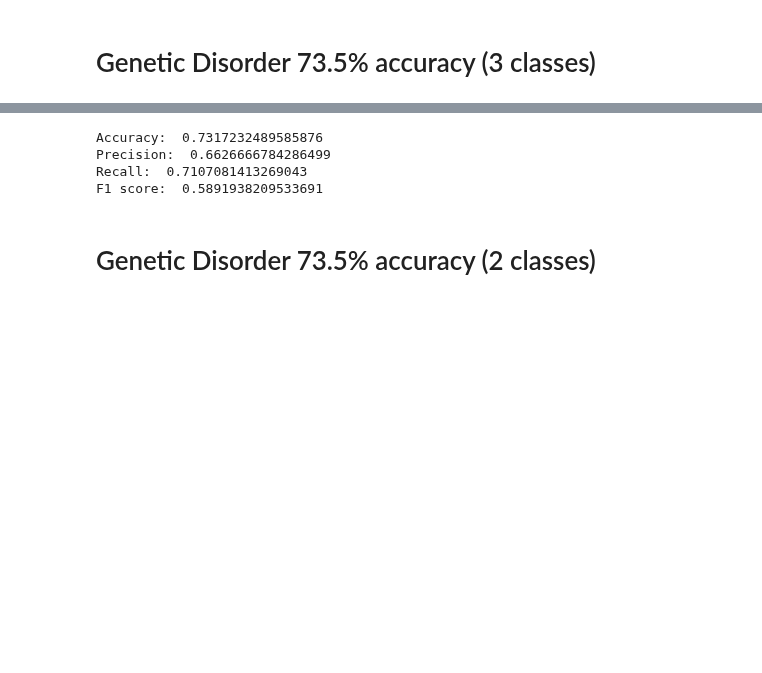
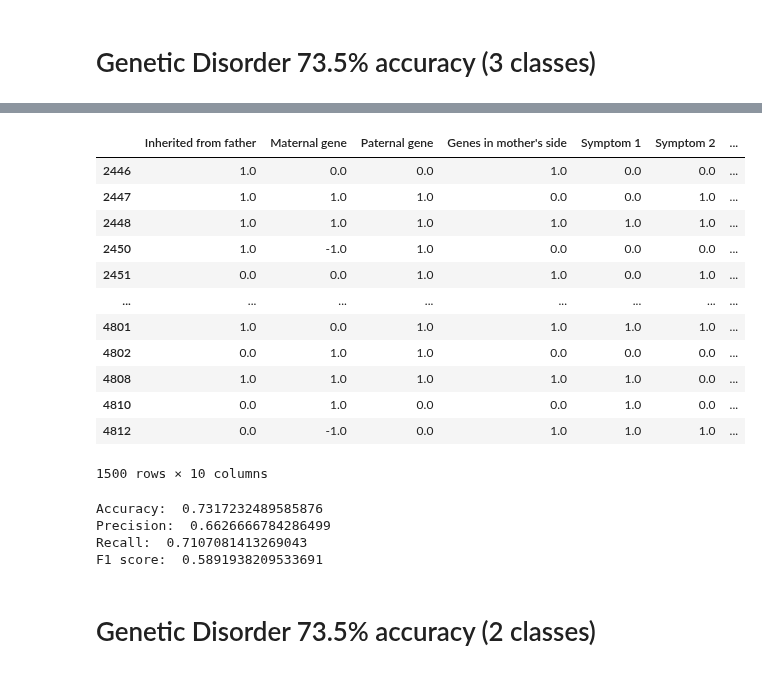
Before and after one commit to salmaloukili/ML, a Jupyter notebook: neural.ipynb, the cells around one changed output, grey strips where cells are left out. Drawn from its saved outputs; the diff is of its cells as text; code cells hidden in the pictures; blank space fills up the shorter version.

```diff
--- a/neural.ipynb
+++ b/neural.ipynb
@@ -74,7 +85,7 @@ dataset["Genes in mother's side"] = dataset["Genes in mother's side"].replace({'
 dataset['Inherited from father'] = dataset['Inherited from father'].replace({'No': 0.0, 'Yes': 1.0})
 dataset['Maternal gene'] = dataset['Maternal gene'].replace({'No': 0.0, 'Yes': 1.0})
 dataset["Paternal gene"] = dataset["Paternal gene"].replace({'Yes': 1.0, 'No': 0.0})
-dataset["Any genetic disorders in family?"] = dataset.loc[:, ['Genes in mother\'s side', 'Inherited from father', 'Maternal gene', 'Paternal gene']].count(axis=1)
+# dataset["Any genetic disorders in family?"] = dataset.loc[:, ['Genes in mother\'s side', 'Inherited from father', 'Maternal gene', 'Paternal gene']].count(axis=1)
 dataset[['Genes in mother\'s side', 'Inherited from father', 'Maternal gene', 'Paternal gene']] = dataset[['Genes in mother\'s side', 'Inherited from father', 'Maternal gene', 'Paternal gene']].fillna(-1)
 # dataset['H/O radiation exposure (x-ray)'] = dataset['H/O radiation exposure (x-ray)'].replace({'No': 0.0, '-': 2, 'Not applicable': 3, 'Yes': 1.0})
 # dataset['Gender'] = dataset['Gender'].replace({'Male': 1.0, 'Female': 0.0, 'Ambiguous': 2.0})
@@ -183,3 +221,19 @@ Accuracy:  0.7256065011024475
+# %%
+X_test
+# %% [output]
+|  | Inherited from father | Maternal gene | Paternal gene | Genes in mother's side | Symptom 1 | Symptom 2 | ... |
+| 2446 | 1.0 | 0.0 | 0.0 | 1.0 | 0.0 | 0.0 | ... |
+| 2447 | 1.0 | 1.0 | 1.0 | 0.0 | 0.0 | 1.0 | ... |
+| 2448 | 1.0 | 1.0 | 1.0 | 1.0 | 1.0 | 1.0 | ... |
+| 2450 | 1.0 | -1.0 | 1.0 | 0.0 | 0.0 | 0.0 | ... |
+| 2451 | 0.0 | 0.0 | 1.0 | 1.0 | 0.0 | 1.0 | ... |
+| ... | ... | ... | ... | ... | ... | ... | ... |
+| 4801 | 1.0 | 0.0 | 1.0 | 1.0 | 1.0 | 1.0 | ... |
+| 4802 | 0.0 | 1.0 | 1.0 | 0.0 | 0.0 | 0.0 | ... |
+| 4808 | 1.0 | 1.0 | 1.0 | 1.0 | 1.0 | 0.0 | ... |
+| 4810 | 0.0 | 1.0 | 0.0 | 0.0 | 1.0 | 0.0 | ... |
+| 4812 | 0.0 | -1.0 | 0.0 | 1.0 | 1.0 | 1.0 | ... |
+1500 rows × 10 columns
 # %%
 print("Accuracy: ", score[0])
 print("Precision: ", score[1])
```
Also changed, not shown: parts of 6 cells of this notebook, 8 other files.
